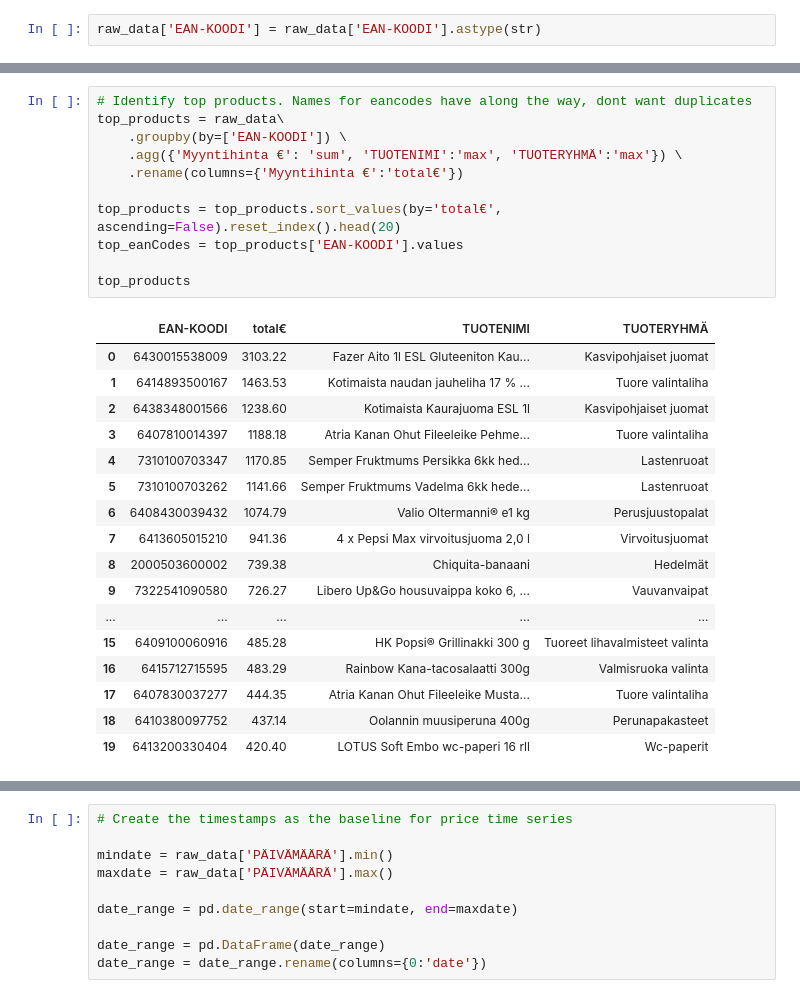
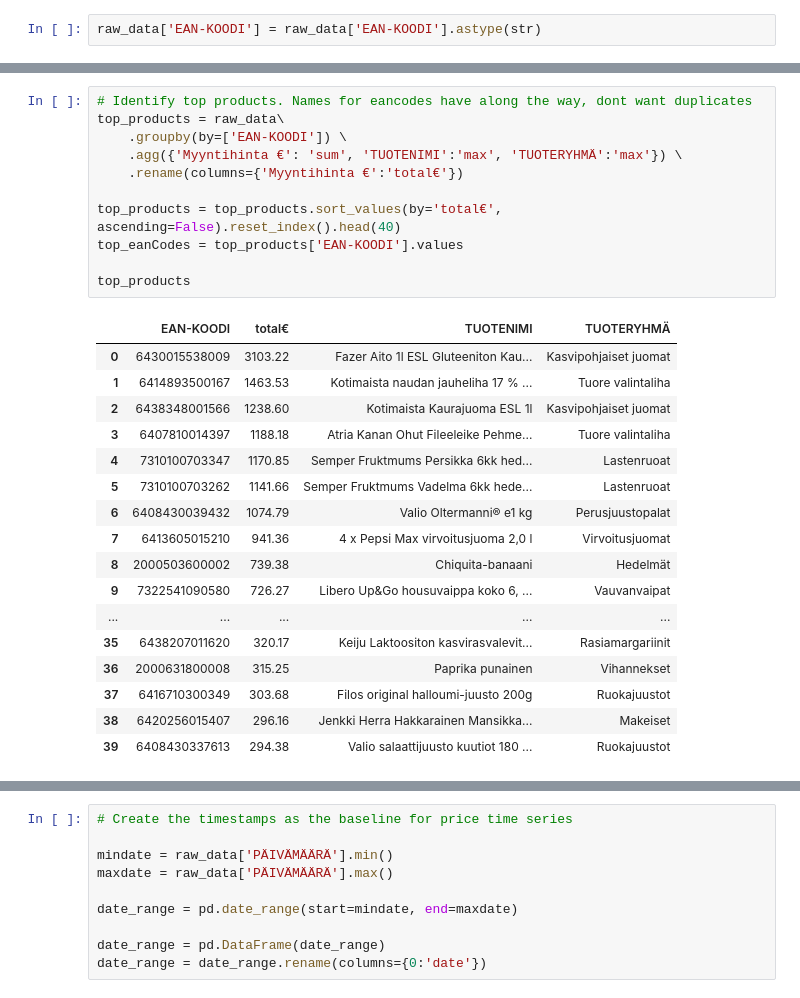
Before and after one commit to AnttiLuoto/data-visualization, a Jupyter notebook: data_processing/data_processing_sryhma_pandas.ipynb, the cells around one changed output, grey strips where cells are left out. Drawn from its saved outputs; the diff is of its cells as text.

```diff
--- a/data_processing/data_processing_sryhma_pandas.ipynb
+++ b/data_processing/data_processing_sryhma_pandas.ipynb
@@ -41,32 +50,32 @@ raw_data['EAN-KOODI'] = raw_data['EAN-KOODI'].astype(str)
 # %%
 # Identify top products. Names for eancodes have along the way, dont want duplicates
 top_products = raw_data\
     .groupby(by=['EAN-KOODI']) \
     .agg({'Myyntihinta €': 'sum', 'TUOTENIMI':'max', 'TUOTERYHMÄ':'max'}) \
     .rename(columns={'Myyntihinta €':'total€'})
 
-top_products = top_products.sort_values(by='total€', ascending=False).reset_index().head(20)
+top_products = top_products.sort_values(by='total€', ascending=False).reset_index().head(40)
 top_eanCodes = top_products['EAN-KOODI'].values
 
 top_products
 # %% [output]
 |  | EAN-KOODI | total€ | TUOTENIMI | TUOTERYHMÄ |
 | 0 | 6430015538009 | 3103.22 | Fazer Aito 1l ESL Gluteeniton Kau... | Kasvipohjaiset juomat |
 | 1 | 6414893500167 | 1463.53 | Kotimaista naudan jauheliha 17 % ... | Tuore valintaliha |
 | 2 | 6438348001566 | 1238.60 | Kotimaista Kaurajuoma ESL 1l | Kasvipohjaiset juomat |
 | 3 | 6407810014397 | 1188.18 | Atria Kanan Ohut Fileeleike Pehme... | Tuore valintaliha |
 | 4 | 7310100703347 | 1170.85 | Semper Fruktmums Persikka 6kk hed... | Lastenruoat |
 | 5 | 7310100703262 | 1141.66 | Semper Fruktmums Vadelma 6kk hede... | Lastenruoat |
 | 6 | 6408430039432 | 1074.79 | Valio Oltermanni® e1 kg | Perusjuustopalat |
 | 7 | 6413605015210 | 941.36 | 4 x Pepsi Max virvoitusjuoma 2,0 l | Virvoitusjuomat |
 | 8 | 2000503600002 | 739.38 | Chiquita-banaani | Hedelmät |
 | 9 | 7322541090580 | 726.27 | Libero Up&Go housuvaippa koko 6, ... | Vauvanvaipat |
 | ... | ... | ... | ... | ... |
-| 15 | 6409100060916 | 485.28 | HK Popsi® Grillinakki 300 g | Tuoreet lihavalmisteet valinta |
-| 16 | 6415712715595 | 483.29 | Rainbow Kana-tacosalaatti 300g | Valmisruoka valinta |
-| 17 | 6407830037277 | 444.35 | Atria Kanan Ohut Fileeleike Musta... | Tuore valintaliha |
-| 18 | 6410380097752 | 437.14 | Oolannin muusiperuna 400g | Perunapakasteet |
-| 19 | 6413200330404 | 420.40 | LOTUS Soft Embo wc-paperi 16 rll | Wc-paperit |
+| 35 | 6438207011620 | 320.17 | Keiju Laktoositon kasvirasvalevit... | Rasiamargariinit |
+| 36 | 2000631800008 | 315.25 | Paprika punainen | Vihannekset |
+| 37 | 6416710300349 | 303.68 | Filos original halloumi-juusto 200g | Ruokajuustot |
+| 38 | 6420256015407 | 296.16 | Jenkki Herra Hakkarainen Mansikka... | Makeiset |
+| 39 | 6408430337613 | 294.38 | Valio salaattijuusto kuutiot 180 ... | Ruokajuustot |
 # %%
 # Product dimension
 D_Product = top_products[['TUOTENIMI', 'TUOTERYHMÄ', 'EAN-KOODI']].reset_index(drop=True)
```
Also changed, not shown: parts of 6 cells of this notebook, 7 other files.
